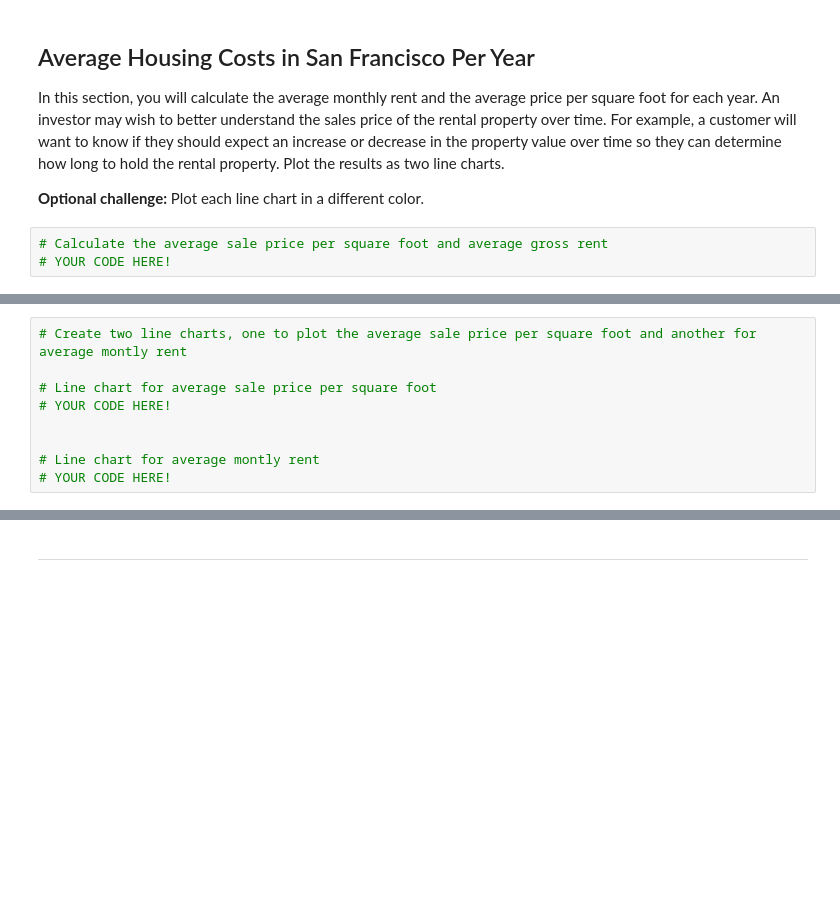
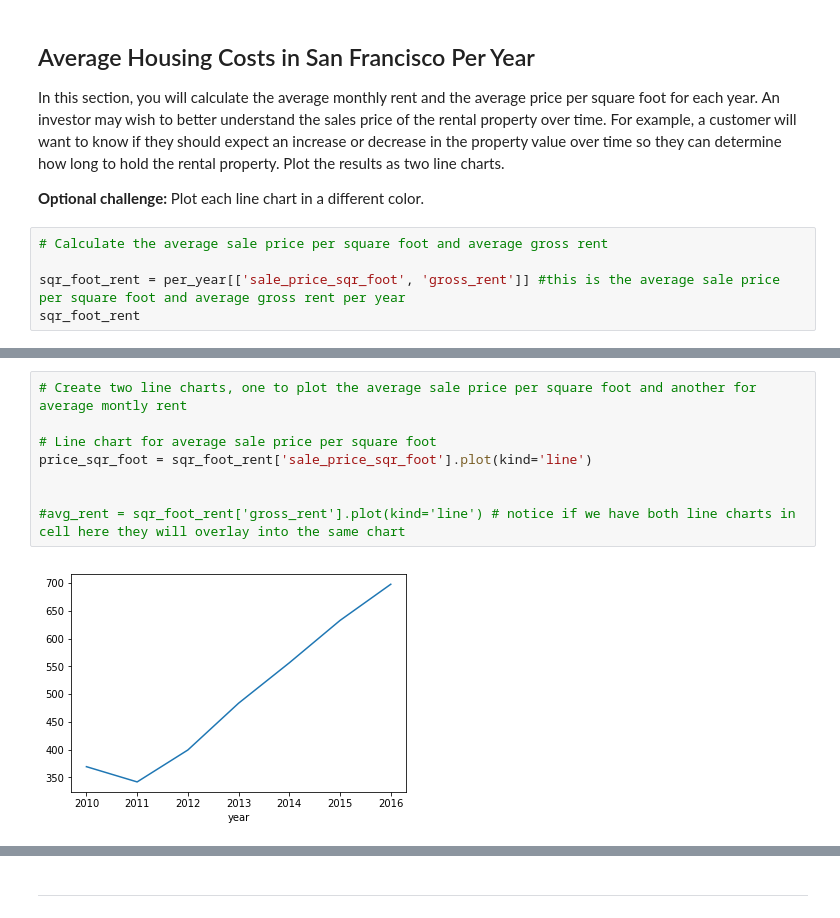
Before and after one commit to majikthise911/Dashboard_Rental_Analysis, a Jupyter notebook: Instructions/Starter_Code/rental_analysis.ipynb, the cells around one changed output, grey strips where cells are left out. Drawn from its saved outputs; the diff is of its cells as text; blank space fills up the shorter version.

```diff
--- a/Instructions/Starter_Code/rental_analysis.ipynb
+++ b/Instructions/Starter_Code/rental_analysis.ipynb
@@ -119,4 +131,6 @@ In this section, you will calculate the average monthly rent and the average pri
 **Optional challenge:** Plot each line chart in a different color.
 # %%
 # Calculate the average sale price per square foot and average gross rent
-# YOUR CODE HERE!
+
+sqr_foot_rent = per_year[['sale_price_sqr_foot', 'gross_rent']] #this is the average sale price per square foot and average gross rent per year
+sqr_foot_rent
@@ -123,9 +147,10 @@ In this section, you will calculate the average monthly rent and the average pri
 # %%
 # Create two line charts, one to plot the average sale price per square foot and another for average montly rent
 
 # Line chart for average sale price per square foot
-# YOUR CODE HERE!
+price_sqr_foot = sqr_foot_rent['sale_price_sqr_foot'].plot(kind='line')
 
 
-# Line chart for average montly rent
-# YOUR CODE HERE!
+#avg_rent = sqr_foot_rent['gross_rent'].plot(kind='line') # notice if we have both line charts in cell here they will overlay into the same chart
+# %% [output]
+[figure, added]
```
Also changed, not shown: parts of 7 cells of this notebook.
